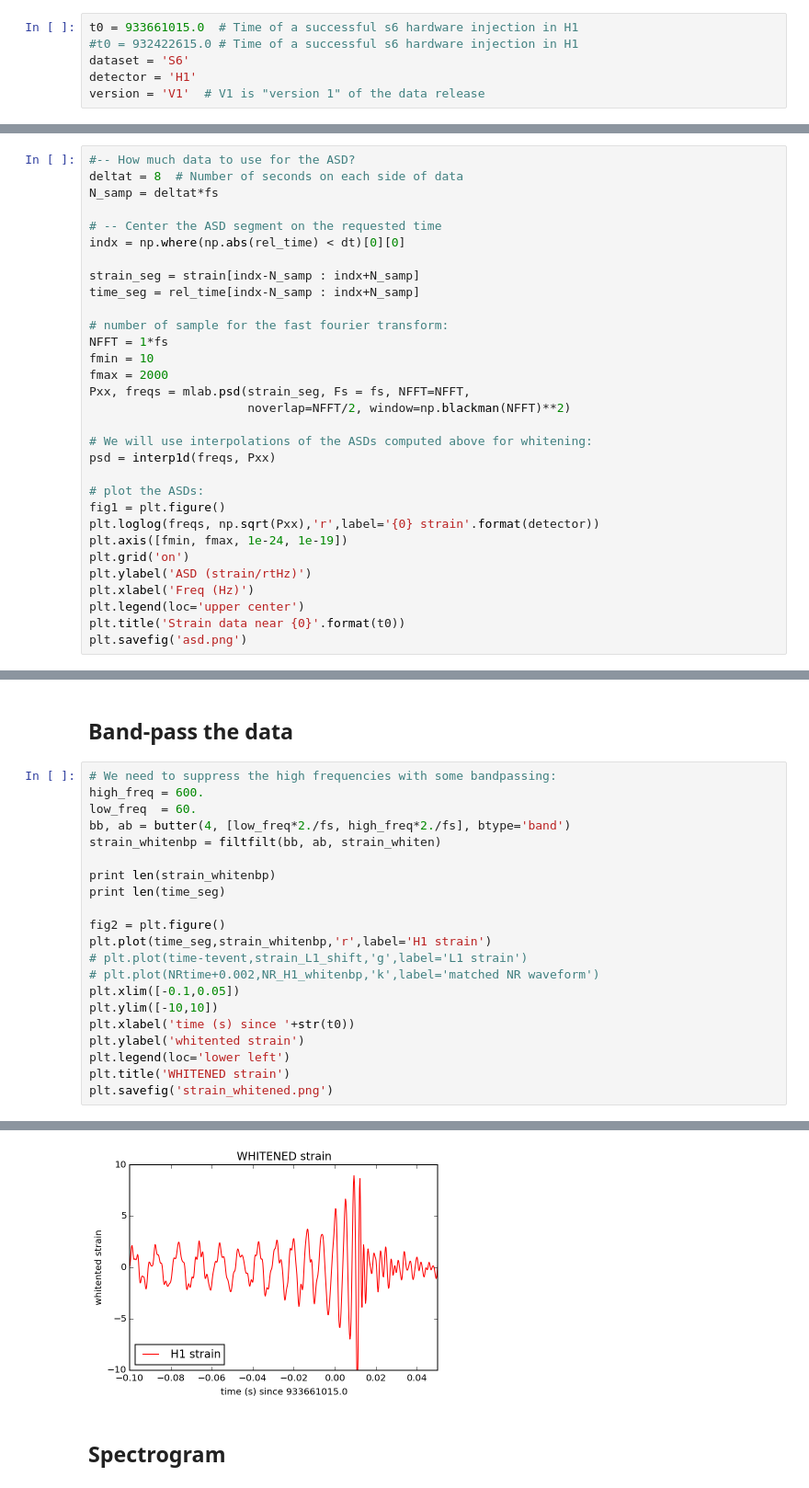
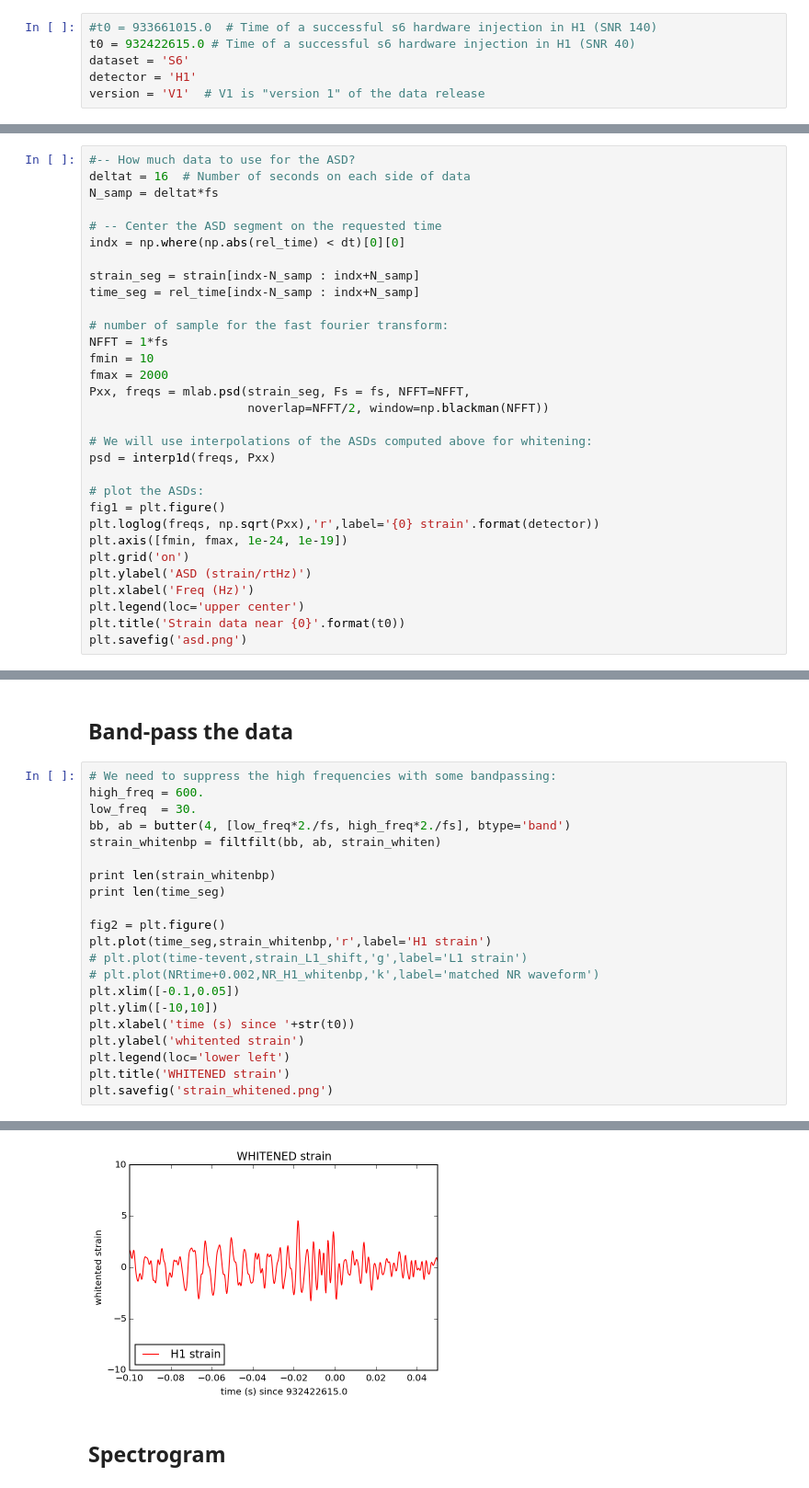
Before and after one commit to gwosc-tutorial/quickview, a Jupyter notebook: quickview.ipynb, the cells around one changed output, grey strips where cells are left out. Shown: that part at 92% size. Cells and saved outputs as stored; diff of their text form.

Commit message:
Now use 32 seconds of data for PSD

```diff
--- a/quickview.ipynb
+++ b/quickview.ipynb
@@ -12,8 +12,8 @@ v0.1; May 2016
 ## Set GPS time and data set
 Example GPS times for <a href='https://losc.ligo.org/s6hwcbc/'>S6 Hardware Injections</a>
 # %%
-t0 = 933661015.0  # Time of a successful s6 hardware injection in H1
-#t0 = 932422615.0 # Time of a successful s6 hardware injection in H1
+#t0 = 933661015.0  # Time of a successful s6 hardware injection in H1 (SNR 140)
+t0 = 932422615.0 # Time of a successful s6 hardware injection in H1 (SNR 40)
 dataset = 'S6'
 detector = 'H1'
 version = 'V1'  # V1 is "version 1" of the data release
@@ -84,7 +84,7 @@ Found 4096.0 seconds of data
 ## Calculate the ASD
 # %%
 #-- How much data to use for the ASD?
-deltat = 8  # Number of seconds on each side of data
+deltat = 16  # Number of seconds on each side of data
 N_samp = deltat*fs
 
 # -- Center the ASD segment on the requested time
@@ -98,7 +98,7 @@ NFFT = 1*fs
 fmin = 10
 fmax = 2000
 Pxx, freqs = mlab.psd(strain_seg, Fs = fs, NFFT=NFFT,
-                      noverlap=NFFT/2, window=np.blackman(NFFT)**2)
+                      noverlap=NFFT/2, window=np.blackman(NFFT))
 
 # We will use interpolations of the ASDs computed above for whitening:
 psd = interp1d(freqs, Pxx)
@@ -136,7 +136,7 @@ strain_whiten = whiten(strain_seg,psd,dt)
 # %%
 # We need to suppress the high frequencies with some bandpassing:
 high_freq = 600.
-low_freq  = 60.
+low_freq  = 30.
 bb, ab = butter(4, [low_freq*2./fs, high_freq*2./fs], btype='band')
 strain_whitenbp = filtfilt(bb, ab, strain_whiten)
 
@@ -160,4 +160,4 @@ plt.savefig('strain_whitened.png')
-[figure, old version]
+[figure, new version]
 # %% [markdown]
 ## Spectrogram
 # %%
```
Also changed, not shown: parts of 7 cells of this notebook.
